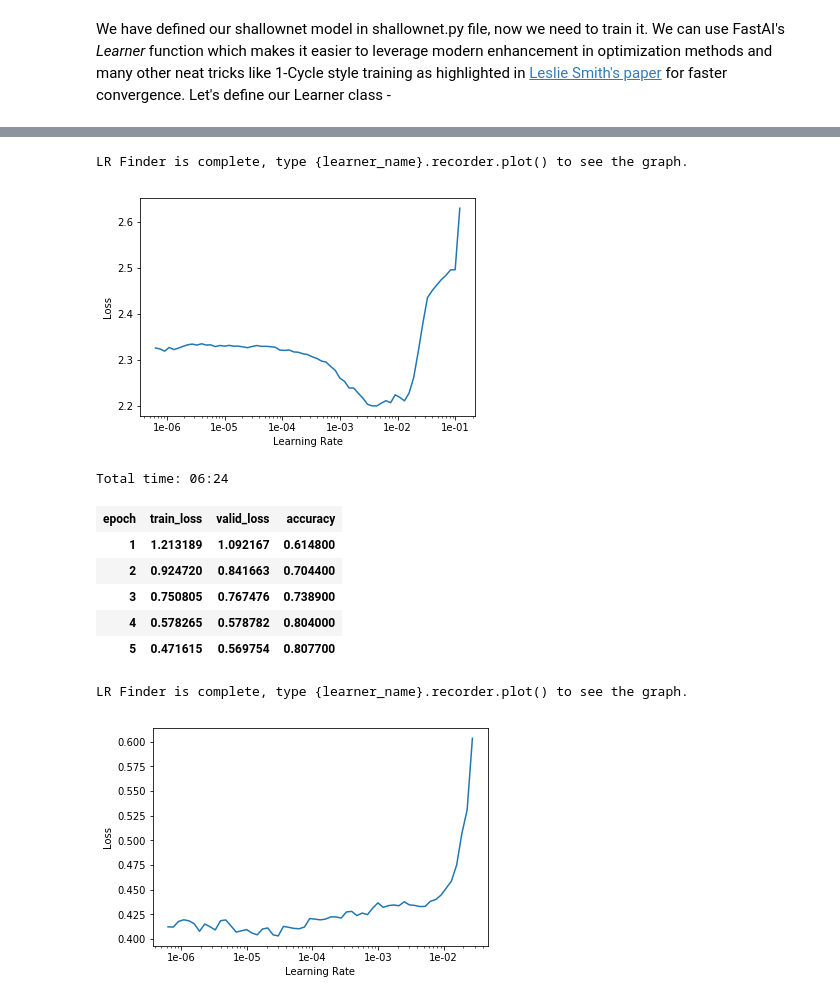
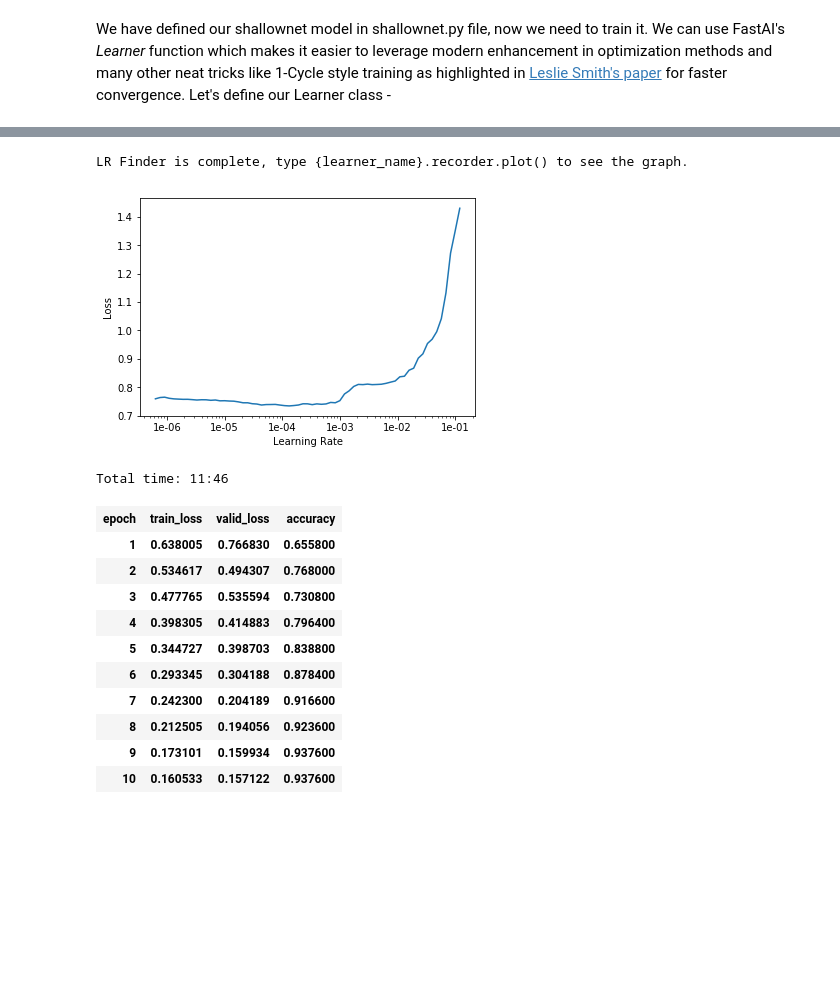
Before and after one commit to aayushmnit/Deep_learning_explorations, a Jupyter notebook: 9_Alexnet_fastai/AlexNet using FastAI.ipynb, the cells around one changed output, grey strips where cells are left out. Saved outputs shown, nothing was run; the diff lists cells and outputs as text; code cells hidden in the pictures; blank space fills up the shorter version.

```diff
--- a/9_Alexnet_fastai/AlexNet using FastAI.ipynb
+++ b/9_Alexnet_fastai/AlexNet using FastAI.ipynb
@@ -13,6 +13,6 @@ Let’s import fastai library and define our batch_size parameter to 64. Usually
 # %%
 from fastai.vision import *
 from alexnet import *
-bs=64
+bs=128
 # %% [markdown]
 ## Downloading Dataset
@@ -68,3 +29,13 @@ data = (ImageItemList.from_folder(path)
+# %%
+fnames = get_image_files(path)
+# %%
+data = ImageDataBunch.from_name_re(path, fnames,
+                                   pat=r'([^/]+)\.\d+.jpg$',
+                                   ds_tfms=get_transforms(),
+                                   valid_pct=0.2,
+                                   size=227,
+                                   bs=bs
+                                  ).normalize()
 # %%
 data.train_ds
 # %% [output]
@@ -113,7 +84,7 @@ Glossary-
 We have defined our shallownet model in shallownet.py file, now we need to train it. We can use FastAI's *Learner* function which makes it easier to leverage modern enhancement in optimization methods and many other neat tricks like  1-Cycle style training as highlighted in [Leslie Smith's paper](https://arxiv.org/pdf/1803.09820.pdf) for faster convergence. Let's define our Learner class -
 # %%
 ## Defining the learner
-minivgg_learner = Learner(data=data,
-                          model=MiniVGGNet(batch_norm=True, size=32, n_class=data.c),
+alexnet_learner = Learner(data=data,
+                          model=ALEXNet(n_class=data.c),
                           loss_func=nn.CrossEntropyLoss(),
                           metrics=accuracy)
@@ -140,24 +111,22 @@ Total non-trainable params:  0
 # %%
 ## Finidng Ideal learning late
-minivgg_learner.lr_find()
-minivgg_learner.recorder.plot()
+alexnet_learner.lr_find()
+alexnet_learner.recorder.plot()
 # %% [output]
 LR Finder is complete, type {learner_name}.recorder.plot() to see the graph.
-[figure, old version]
+[figure, new version]
 # %%
-minivgg_learner.fit_one_cycle(10,1e-3)
+alexnet_learner.fit_one_cycle(10, 1e-3)
 # %% [output]
-Total time: 06:24
+Total time: 11:46
 | epoch | train_loss | valid_loss | accuracy |
-| 1 | 1.213189 | 1.092167 | 0.614800 |
-| 2 | 0.924720 | 0.841663 | 0.704400 |
-| 3 | 0.750805 | 0.767476 | 0.738900 |
-| 4 | 0.578265 | 0.578782 | 0.804000 |
-| 5 | 0.471615 | 0.569754 | 0.807700 |
+| 1 | 0.638005 | 0.766830 | 0.655800 |
+| 2 | 0.534617 | 0.494307 | 0.768000 |
+| 3 | 0.477765 | 0.535594 | 0.730800 |
+| 4 | 0.398305 | 0.414883 | 0.796400 |
+| 5 | 0.344727 | 0.398703 | 0.838800 |
+| 6 | 0.293345 | 0.304188 | 0.878400 |
+| 7 | 0.242300 | 0.204189 | 0.916600 |
+| 8 | 0.212505 | 0.194056 | 0.923600 |
+| 9 | 0.173101 | 0.159934 | 0.937600 |
+| 10 | 0.160533 | 0.157122 | 0.937600 |
-# %%
-## Finidng Ideal learning late
-minivgg_learner.lr_find()
-minivgg_learner.recorder.plot()
-# %% [output]
-LR Finder is complete, type {learner_name}.recorder.plot() to see the graph.
-[figure, removed]
```
Also changed, not shown: parts of 25 cells of this notebook, 1 other file.
